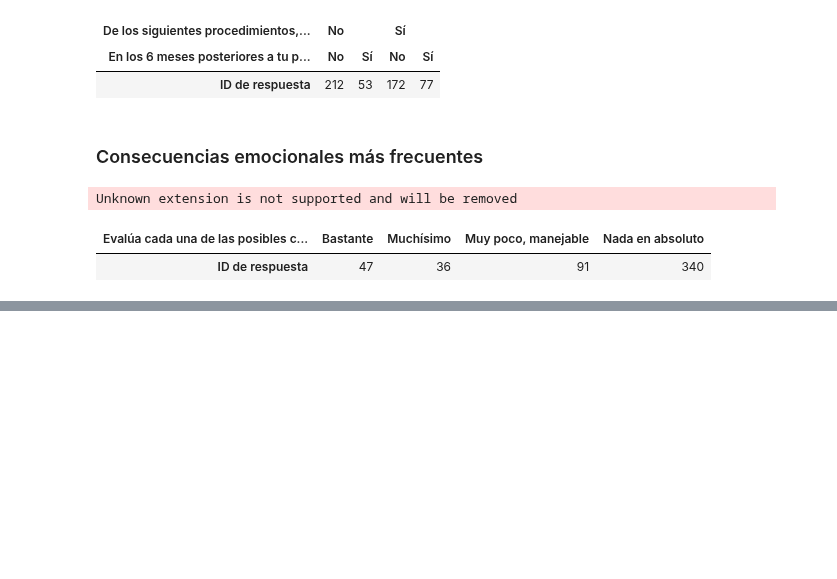
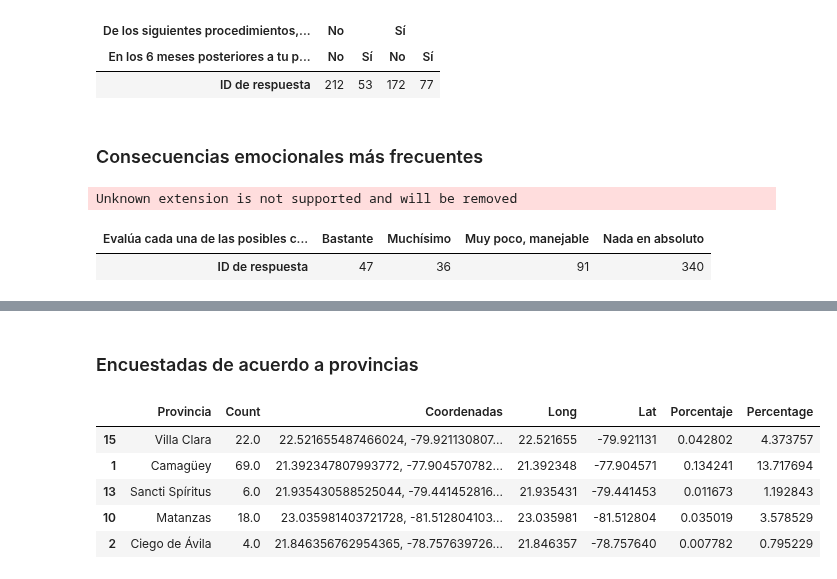
Before and after one commit to DataCritica/violencia-obstetrica-cuba, a Jupyter notebook: notebooks/dataviz.ipynb, the cells around one changed output, grey strips where cells are left out. Drawn from its saved outputs; the diff is of its cells as text; code cells hidden in the pictures; blank space fills up the shorter version.

```diff
--- a/notebooks/dataviz.ipynb
+++ b/notebooks/dataviz.ipynb
@@ -1349,0 +1386,13 @@ fig.show()
+# %% [markdown]
+### Encuestadas de acuerdo a provincias
+# %%
+df = pd.read_excel('../data/processed/encuestadas_provincia.xlsx', index_col=None, sheet_name='base_limpia')
+df['Percentage'] = (df['Count']/df['Count'].sum() * 100)
+df.sample(5)
+# %% [output]
+|  | Provincia | Count | Coordenadas | Long | Lat | Porcentaje | Percentage |
+| 15 | Villa Clara | 22.0 | 22.521655487466024, -79.921130807... | 22.521655 | -79.921131 | 0.042802 | 4.373757 |
+| 1 | Camagüey | 69.0 | 21.392347807993772, -77.904570782... | 21.392348 | -77.904571 | 0.134241 | 13.717694 |
+| 13 | Sancti Spíritus | 6.0 | 21.935430588525044, -79.441452816... | 21.935431 | -79.441453 | 0.011673 | 1.192843 |
+| 10 | Matanzas | 18.0 | 23.035981403721728, -81.512804103... | 23.035981 | -81.512804 | 0.035019 | 3.578529 |
+| 2 | Ciego de Ávila | 4.0 | 21.846356762954365, -78.757639726... | 21.846357 | -78.757640 | 0.007782 | 0.795229 |
```
Also changed, not shown: parts of 5 cells of this notebook, 8 other files.
